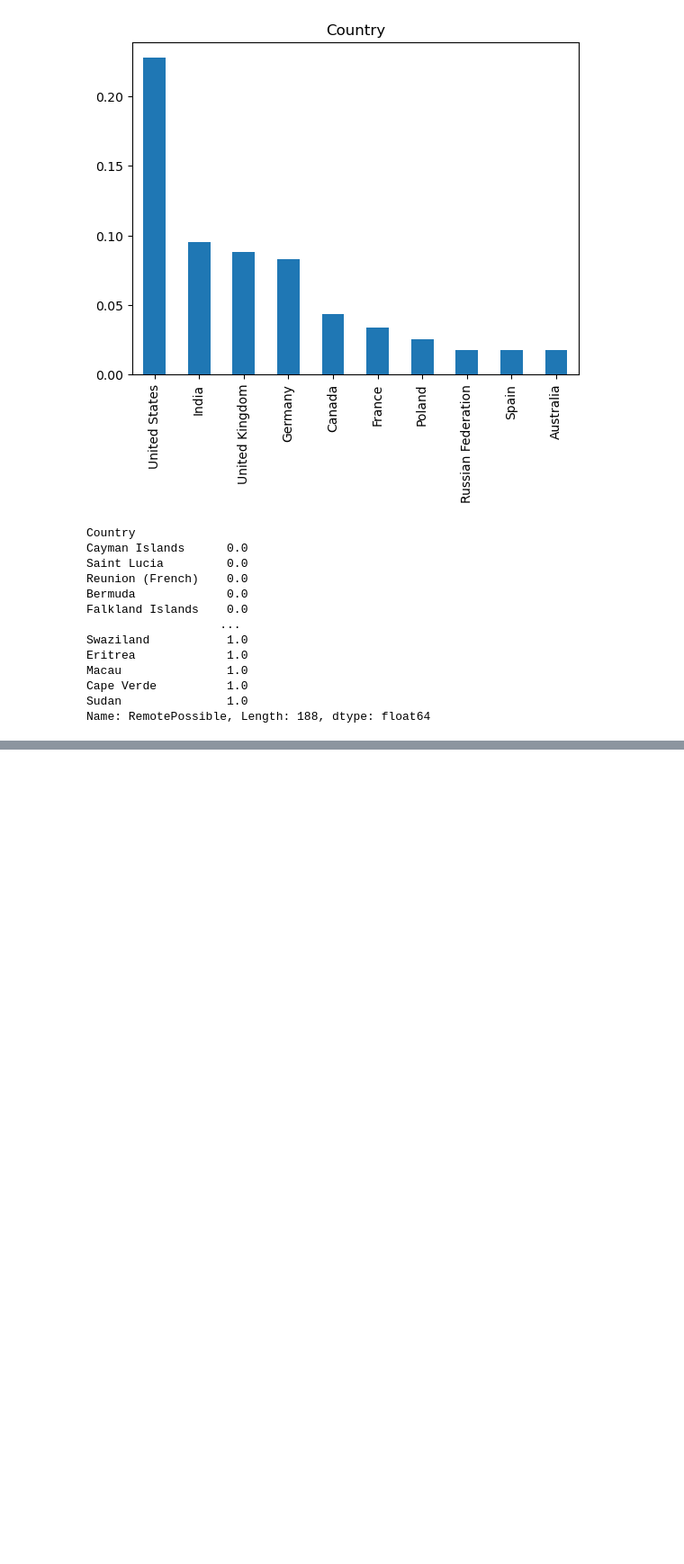
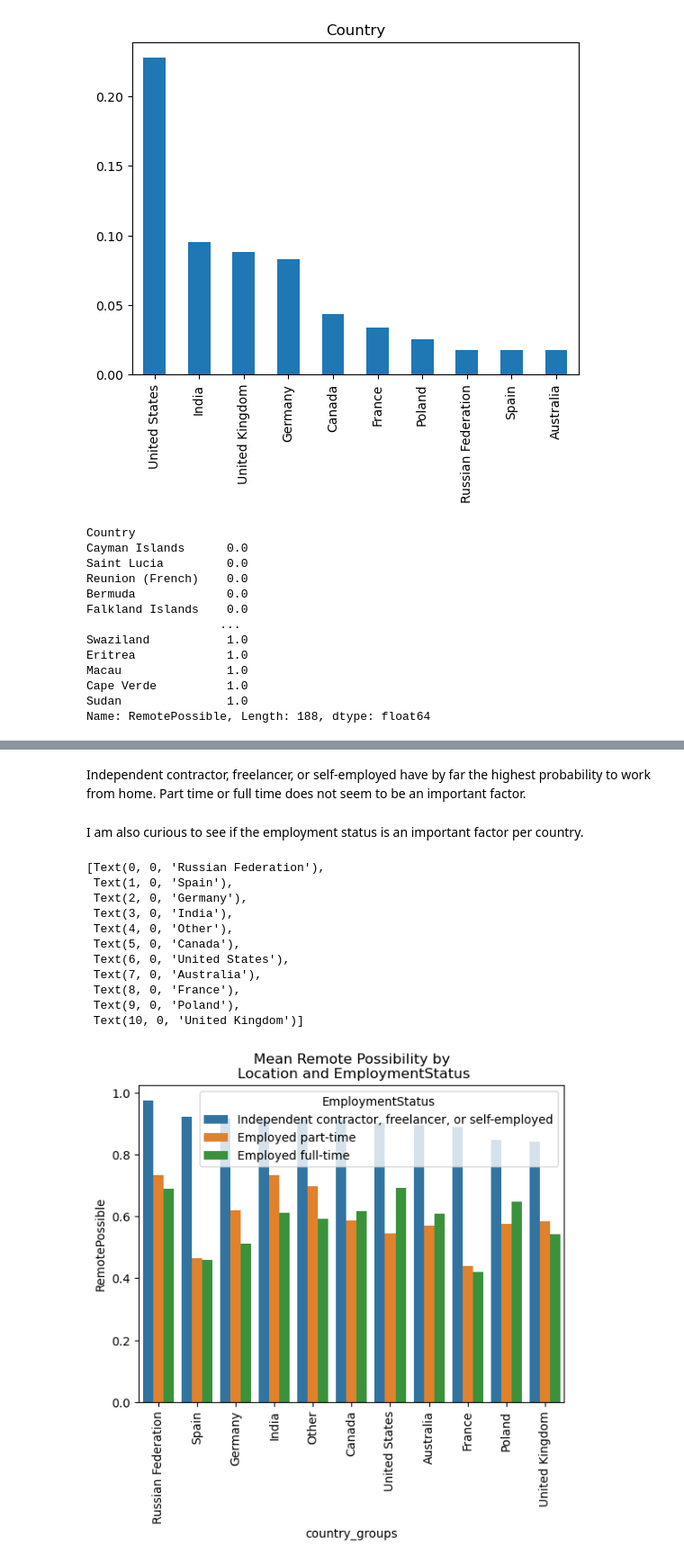
Before and after one commit to RamonaScha/udacity-data-science-project-1, a Jupyter notebook: notebooks/2017_stackoverflow_udacity.ipynb, the cells around one changed output, grey strips where cells are left out. Shown at 90% size. Drawn from its saved outputs; the diff is of its cells as text; code cells hidden in the pictures; blank space fills up the shorter version.

```diff
--- a/notebooks/2017_stackoverflow_udacity.ipynb
+++ b/notebooks/2017_stackoverflow_udacity.ipynb
@@ -404,0 +350,46 @@ RandomForestClassifier(max_features=0.5, max_samples=500, min_samples_leaf=5,
+# %% [markdown]
+Independent contractor, freelancer, or self-employed have by far the highest probability to work from home. Part time or full time does not seem to be an important factor.
+# %% [markdown]
+I am also curious to see if the employment status is an important factor per country.
+# %%
+remote_employement = hr.copy()
+
+remote_employement = remote_employement[
+    remote_employement["EmploymentStatus"].isin(
+        [
+            "Employed part-time",
+            "Employed full-time",
+            "Independent contractor, freelancer, or self-employed",
+        ]
+    )
+]
+
+
+remote_employement_plot = (
+    remote_employement.groupby(["country_groups", "EmploymentStatus"])["RemotePossible"]
+    .mean()
+    .sort_values(ascending=False)
+    .reset_index()
+)
+
+ex = sns.barplot(
+    x="country_groups",
+    y="RemotePossible",
+    hue="EmploymentStatus",
+    data=remote_employement_plot,
+)
+plt.title("Mean Remote Possibility by\n Location and EmploymentStatus")
+ex.set_xticklabels(ex.get_xticklabels(), rotation=90)
+# %% [output]
+[Text(0, 0, 'Russian Federation'),
+ Text(1, 0, 'Spain'),
+ Text(2, 0, 'Germany'),
+ Text(3, 0, 'India'),
+ Text(4, 0, 'Other'),
+ Text(5, 0, 'Canada'),
+ Text(6, 0, 'United States'),
+ Text(7, 0, 'Australia'),
+ Text(8, 0, 'France'),
+ Text(9, 0, 'Poland'),
+ Text(10, 0, 'United Kingdom')]
+[figure, added]
```
Also changed, not shown: parts of 95 cells of this notebook.
